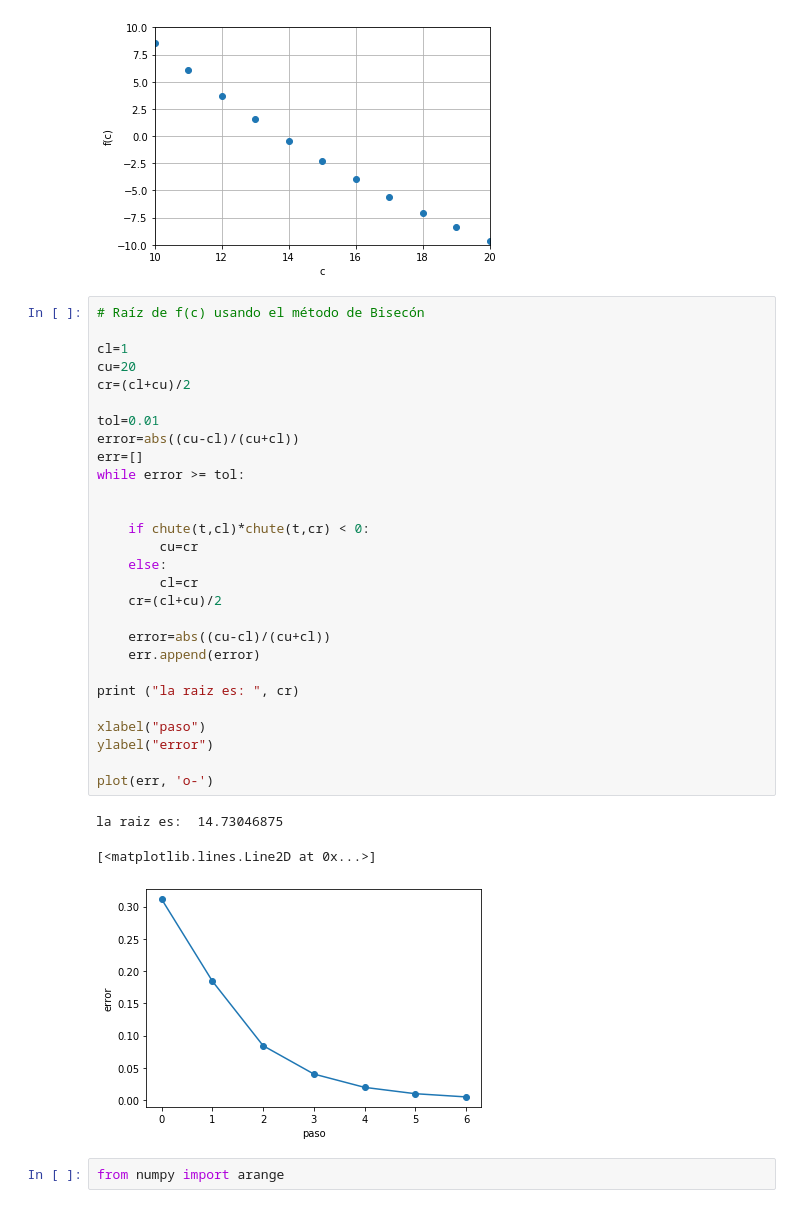
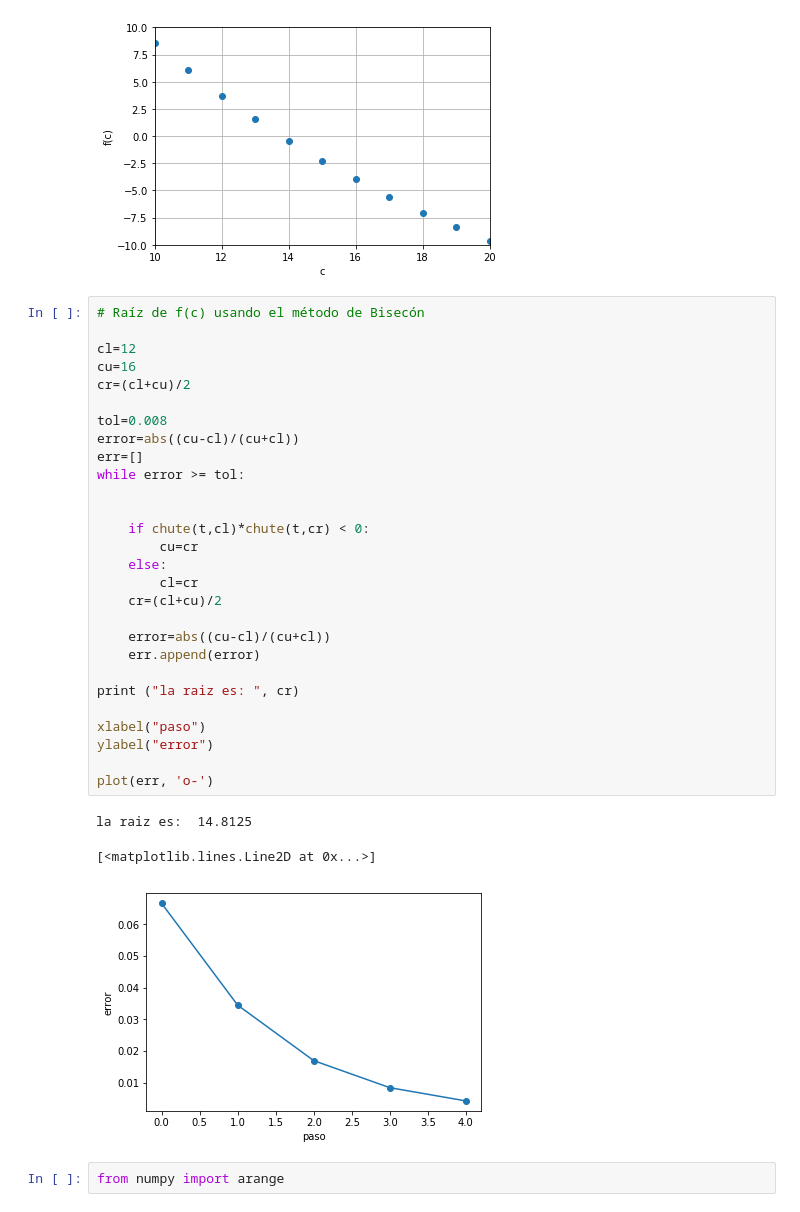
Before and after one commit to fiscompunipamplona/tll-bisec-alda1896, a Jupyter notebook: F(c) método gráfico y bisección..ipynb, the cells around one changed output. Cells and saved outputs as stored; diff of their text form.

```diff
--- a/F(c) método gráfico y bisección..ipynb
+++ b/F(c) método gráfico y bisección..ipynb
@@ -36,35 +36,35 @@ show()
 # %%
 # Raíz de f(c) usando el método de Bisecón
 
-cl=1
-cu=20
+cl=12
+cu=16
 cr=(cl+cu)/2
 
-tol=0.01
+tol=0.008
 error=abs((cu-cl)/(cu+cl))
 err=[]
 while error >= tol:
 
 
     if chute(t,cl)*chute(t,cr) < 0:
         cu=cr
     else:
         cl=cr
     cr=(cl+cu)/2
 
     error=abs((cu-cl)/(cu+cl))
     err.append(error)
 
 print ("la raiz es: ", cr)
 
 xlabel("paso")
 ylabel("error")
 
 plot(err, 'o-')
 # %% [output]
-la raiz es:  14.73046875
+la raiz es:  14.8125
 [<matplotlib.lines.Line2D at 0x...>]
-[figure, old version]
+[figure, new version]
 # %%
 from numpy import arange
 # %%
```
Also changed, not shown: parts of 1 cell of this notebook, 1 other file.
